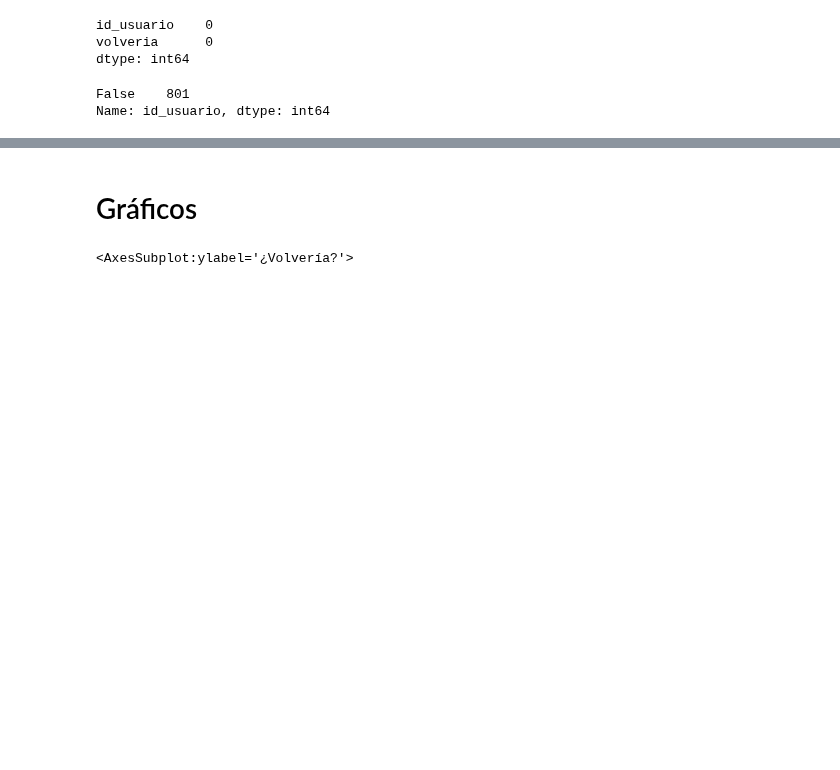
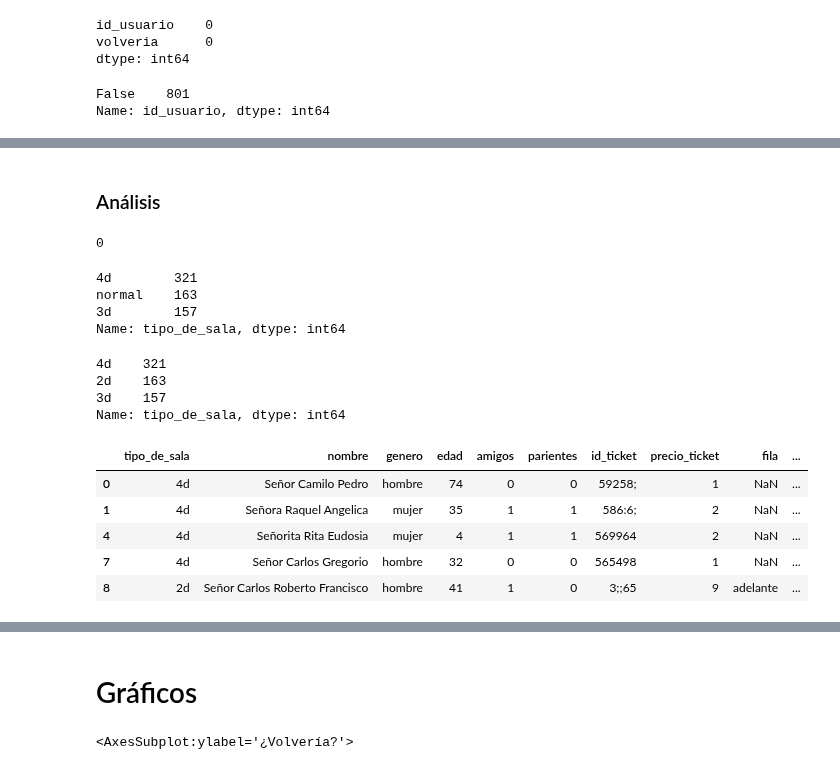
Before and after one commit to javierleyes/FiuMark, a Jupyter notebook: TP-1.ipynb, the cells around one changed output, grey strips where cells are left out. Saved outputs shown, nothing was run; the diff lists cells and outputs as text; code cells hidden in the pictures; blank space fills up the shorter version.

```diff
--- a/TP-1.ipynb
+++ b/TP-1.ipynb
@@ -357,0 +218,36 @@ df.head()
+# %% [markdown]
+### Análisis
+# %%
+# Analizamos la columna 'tipo_de_sala'
+# Verificamos que no tenga valores nulos
+df['tipo_de_sala'].isnull().sum()
+# %% [output]
+0
+# %%
+df['tipo_de_sala'].value_counts()
+# %% [output]
+4d        321
+normal    163
+3d        157
+Name: tipo_de_sala, dtype: int64
+# %%
+# Reemplazamos normal por 2d
+df['tipo_de_sala'].replace(to_replace='normal', value='2d', inplace=True)
+# %%
+# DEBUG
+df['tipo_de_sala'].value_counts()
+# %% [output]
+4d    321
+2d    163
+3d    157
+Name: tipo_de_sala, dtype: int64
+# %%
+# DEBUG
+df.head()
+# %% [output]
+|  | tipo_de_sala | nombre | genero | edad | amigos | parientes | id_ticket | precio_ticket | fila | ... |
+| 0 | 4d | Señor Camilo Pedro | hombre | 74 | 0 | 0 | 59258; | 1 | NaN | ... |
+| 1 | 4d | Señora Raquel Angelica | mujer | 35 | 1 | 1 | 586:6; | 2 | NaN | ... |
+| 4 | 4d | Señorita Rita Eudosia | mujer | 4 | 1 | 1 | 569964 | 2 | NaN | ... |
+| 7 | 4d | Señor Carlos Gregorio | hombre | 32 | 0 | 0 | 565498 | 1 | NaN | ... |
+| 8 | 2d | Señor Carlos Roberto Francisco | hombre | 41 | 1 | 0 | 3;;65 | 9 | adelante | ... |
```
Also changed, not shown: parts of 98 cells of this notebook.
